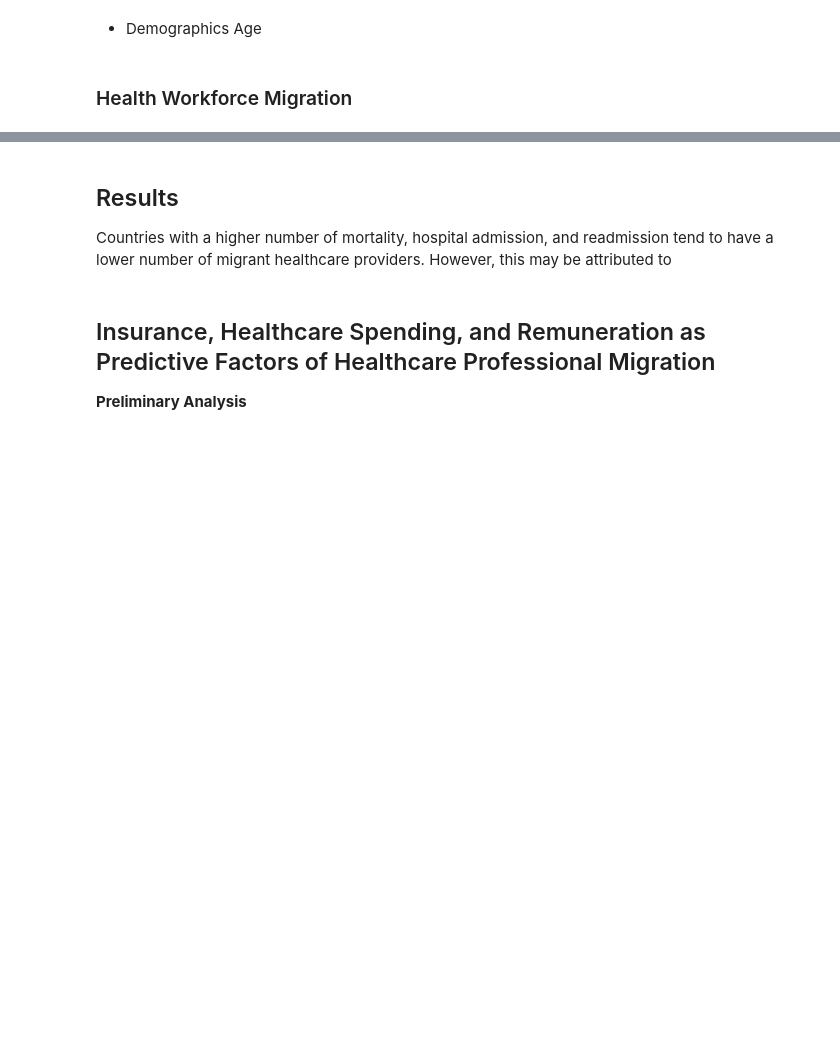
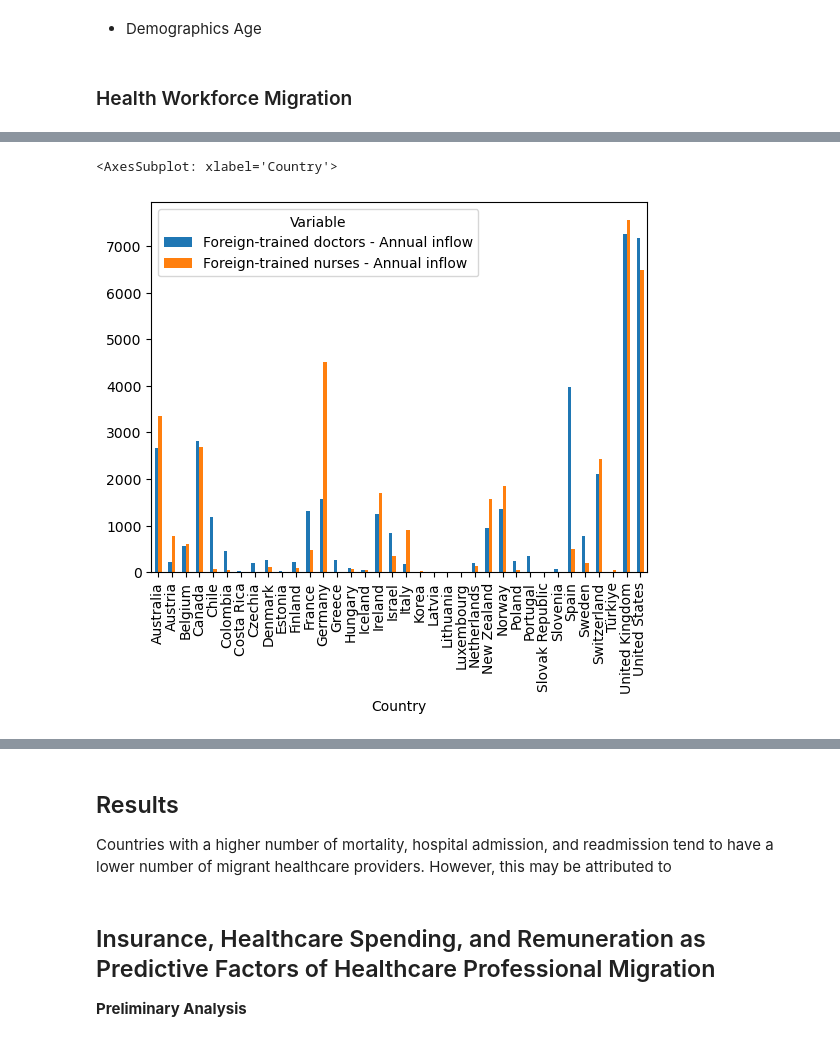
Before and after one commit to wren17/ECON323-Project, a Jupyter notebook: ECON323-FinalProject.ipynb, the cells around one changed output, grey strips where cells are left out. Drawn from its saved outputs; the diff is of its cells as text; code cells hidden in the pictures; blank space fills up the shorter version.

```diff
--- a/ECON323-FinalProject.ipynb
+++ b/ECON323-FinalProject.ipynb
@@ -228,3 +241,9 @@ worker_migr_2_filtered
+# %%
+summary_imm = pd.DataFrame (worker_migr.groupby(['Country'])['Foreign-trained doctors - Annual inflow', 'Foreign-trained nurses - Annual inflow'].mean()).fillna(0)
+summary_imm.plot.bar()
+# %% [output]
+<AxesSubplot: xlabel='Country'>
+[figure, added]
 # %%
 summary_imm = pd.DataFrame (worker_migr_2_filtered.groupby(['Country'])['Foreign-trained doctors - Annual inflow', 'Foreign-trained nurses - Annual inflow'].mean()).fillna(0)
 summary_imm.plot.bar()
```
Also changed, not shown: parts of 26 cells of this notebook.
